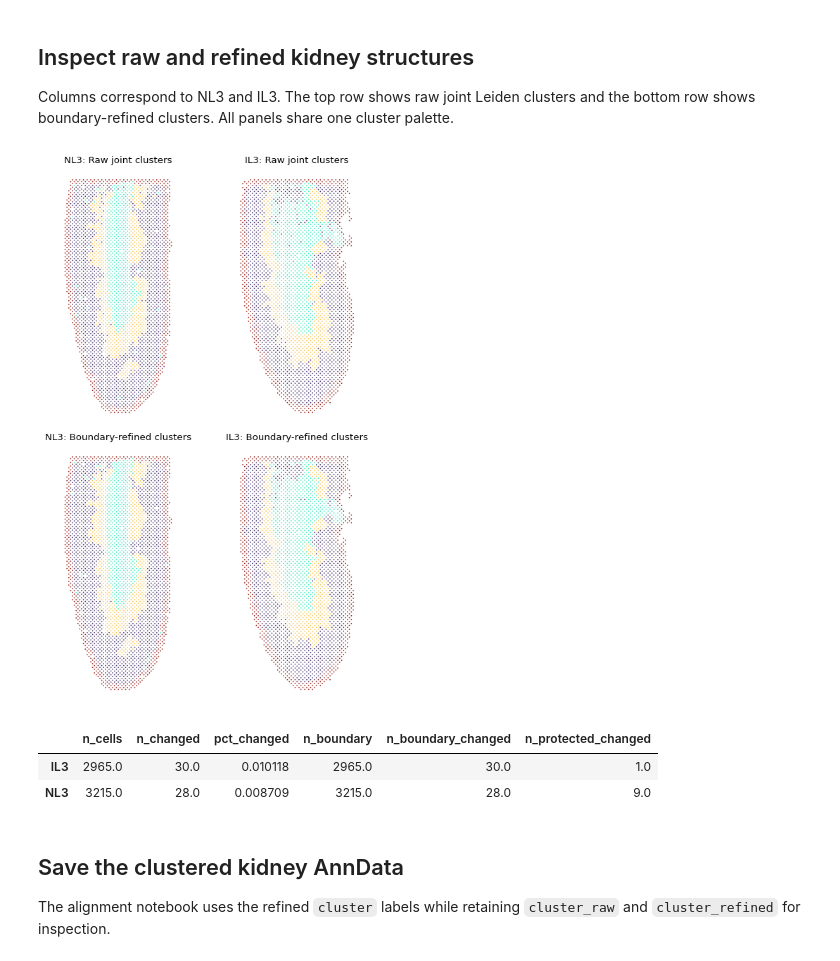
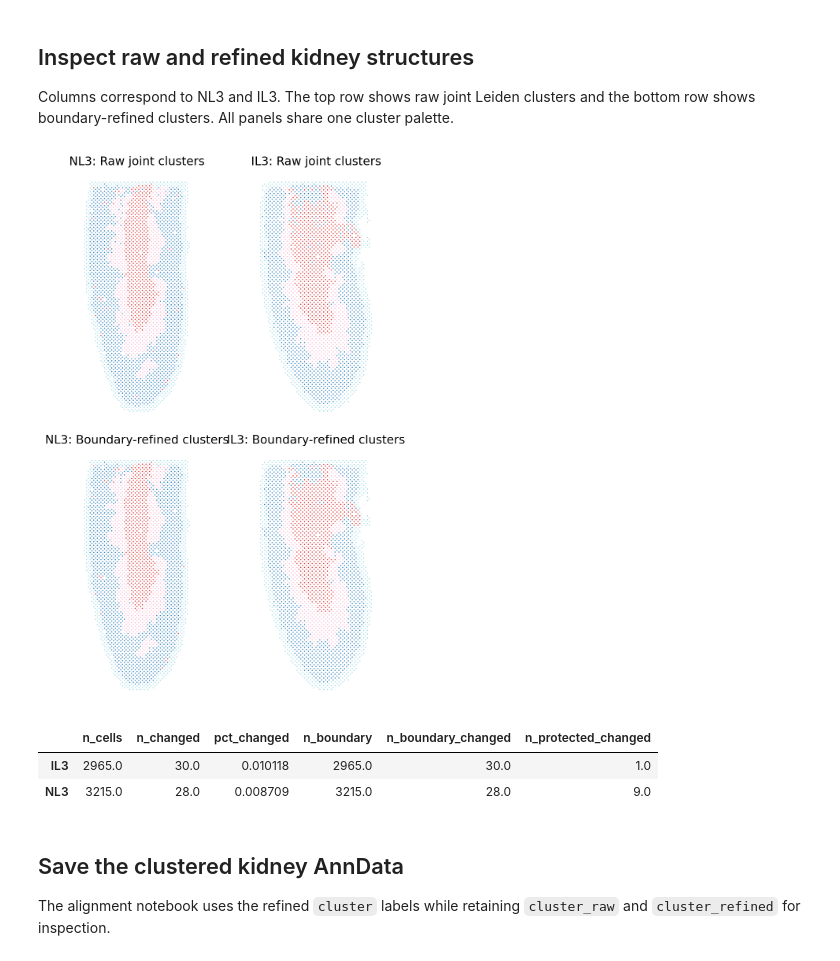
Before and after one commit to dsong-lab/spAlignDE, a Jupyter notebook: docs/source/source_notebooks/cross_sample_alignment_mouse_kidney_clustering_nb.ipynb, the cells around one changed output. Cells and saved outputs as stored; diff of their text form; code cells hidden in the pictures.

Commit message:
Improve tutorial visual QC and notebook guidance

```diff
--- a/docs/source/source_notebooks/cross_sample_alignment_mouse_kidney_clustering_nb.ipynb
+++ b/docs/source/source_notebooks/cross_sample_alignment_mouse_kidney_clustering_nb.ipynb
@@ -234,15 +234,16 @@ All panels share one cluster palette.
 # %%
 fig, axes = spAlignDE.plot_joint_cluster_refinement(
     adata_clustered,
     samples=["NL3", "IL3"],
     point_size=1.5,
+    palette="tab20",
     alpha=0.9,
     figsize=(6, 8),
 )
 plt.show()
 clustering_details["refinement_stats"]
 # %% [output]
-[figure, old version]
+[figure, new version]
 |  | n_cells | n_changed | pct_changed | n_boundary | n_boundary_changed | n_protected_changed |
 | IL3 | 2965.0 | 30.0 | 0.010118 | 2965.0 | 30.0 | 1.0 |
 | NL3 | 3215.0 | 28.0 | 0.008709 | 3215.0 | 28.0 | 9.0 |
```
Also changed, not shown: 49 other files.
